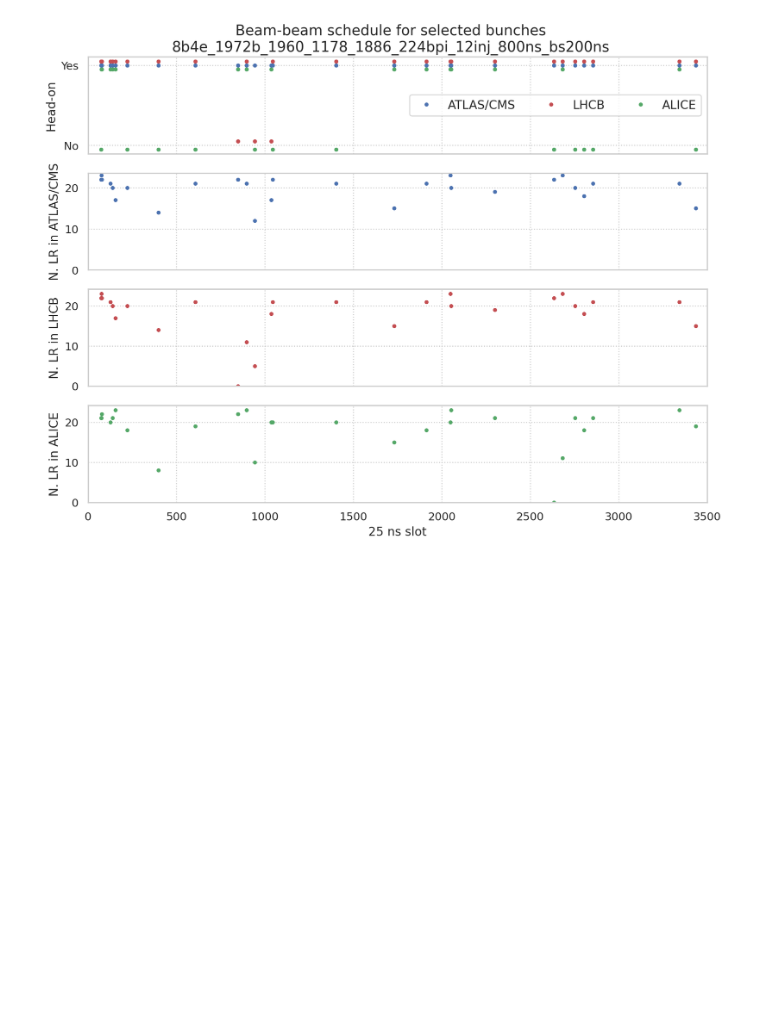
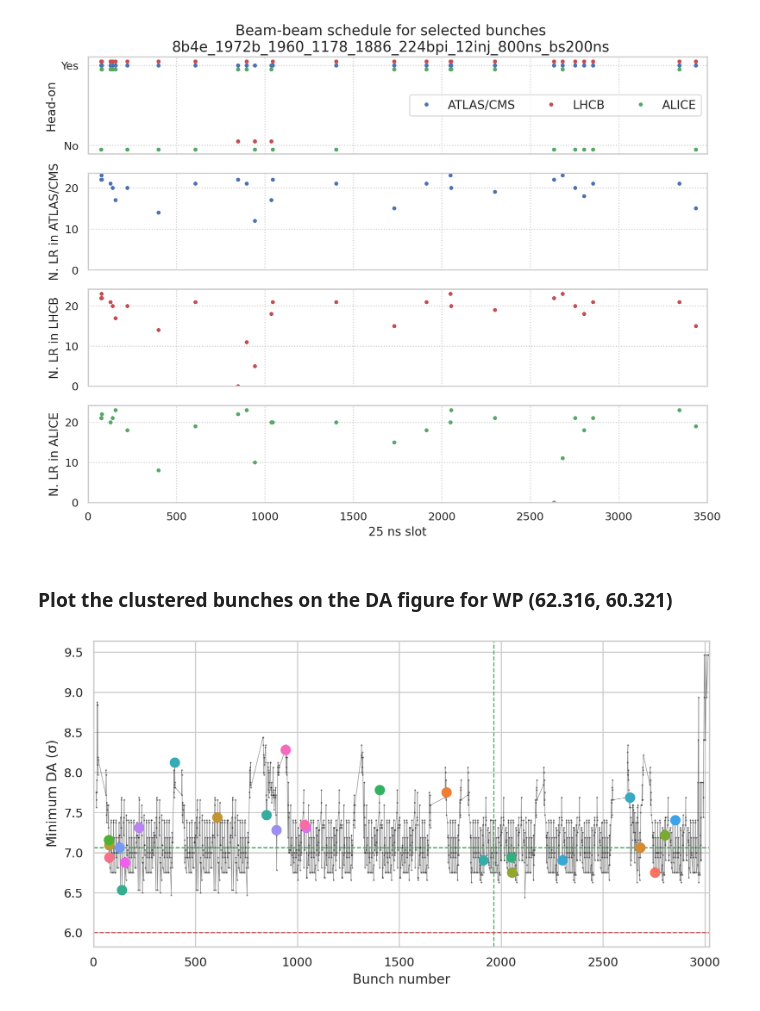
Before and after one commit to ColasDroin/DA_study, a Jupyter notebook: master_study/analysis/clustering_filling_schemes.ipynb, the cells around one changed output. Cells and saved outputs as stored; diff of their text form; code cells hidden in the pictures; blank space fills up the shorter version.

```diff
--- a/master_study/analysis/clustering_filling_schemes.ipynb
+++ b/master_study/analysis/clustering_filling_schemes.ipynb
@@ -205,7 +205,7 @@ plt.show()
 [figure]
 # %%
 # Get the bunches corresponding to the index (keeping only the first one, as many bunches are identical)
-l_bunches = []
+l_bunches_selected = []
 for i in range(n_clusters):
     # Get index in array_bunches_2d first
     array_cluster = array_bunches_2d[bunches_labels == i]
@@ -220,9 +220,9 @@ for i in range(n_clusters):
     idx = l_idx_centroids[0]
 
     # Add the corresponding index from the dataframe
-    l_bunches.append(bbs.index[idx])
+    l_bunches_selected.append(bbs.index[idx])
 
-print("List of selected bunches: ", l_bunches)
+print("List of selected bunches: ", l_bunches_selected)
 # %% [output]
 List of selected bunches:  [76, 2754, 1731, 2682, 607, 77, 3342, 2053, 2803, 74, 1403, 2049, 139, 848, 1912, 398, 2633, 2300, 2854, 126, 897, 222, 1043, 154, 3435, 942, 1036]
 # %%
@@ -272,3 +272,51 @@ fig1.suptitle(
 plt.show()
 # %% [output]
 [figure]
+# %% [markdown]
+### Plot the clustered bunches on the DA figure for WP (62.316, 60.321)
+# %%
+df_DA_mini = pd.read_parquet("daEOL_opt_flathv_75_1500_withBB_chroma5_filling.parquet")
+df_DA_mini.sort_values(by="bunch_nb", inplace=True)
+
+fig, ax = plt.subplots(nrows=1, sharex=True, figsize=(10, 5))
+plt.plot(
+    df_DA_mini["bunch_nb"].values,
+    df_DA_mini["normalized amplitude in xy-plane"].values,
+    linestyle="-",
+    lw=0.5,
+    marker=".",
+    ms=1,
+    c="k",
+    alpha=0.5,
+)
+for i, bunch_nb in enumerate(l_bunches_selected):
+    try:
+        plt.scatter(
+            bunch_nb,
+            df_DA_mini[df_DA_mini["bunch_nb"] == int(bunch_nb)][
+                "normalized amplitude in xy-plane"
+            ].values[0],
+            marker="o",
+            s=70,
+            # c="g",
+            color=color_list[i],
+            linewidths=1,
+            zorder=10,
+        )
+    except:
+        pass
+
+plt.axhline(
+    df_DA_mini[df_DA_mini["bunch_nb"] == 1963]["normalized amplitude in xy-plane"].values[0],
+    c="g",
+    ls="--",
+    lw=1,
+)
+plt.axvline(1963, c="g", ls="--", lw=1)
+plt.axhline(6, c="r", lw=1, ls="--")
+plt.xlim(0, df_DA_mini["bunch_nb"][-1] + 1)
+plt.ylabel(r"Minimum DA $\rm (\sigma)$")
+plt.xlabel("Bunch number")
+plt.show()
+# %% [output]
+[figure, added]
```
Also changed, not shown: parts of 10 cells of this notebook, 2 other files.
